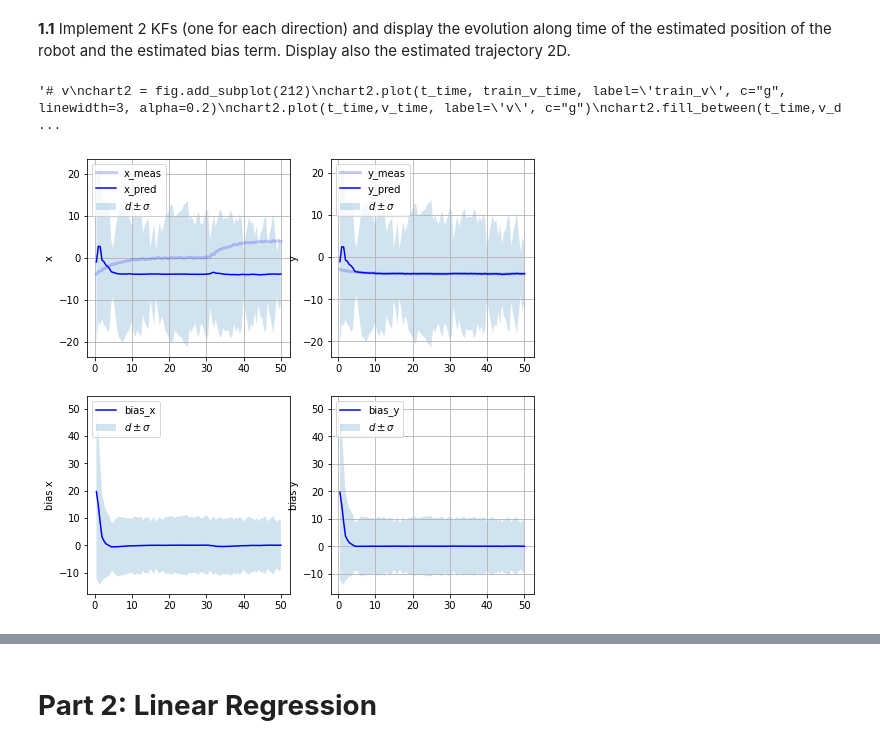
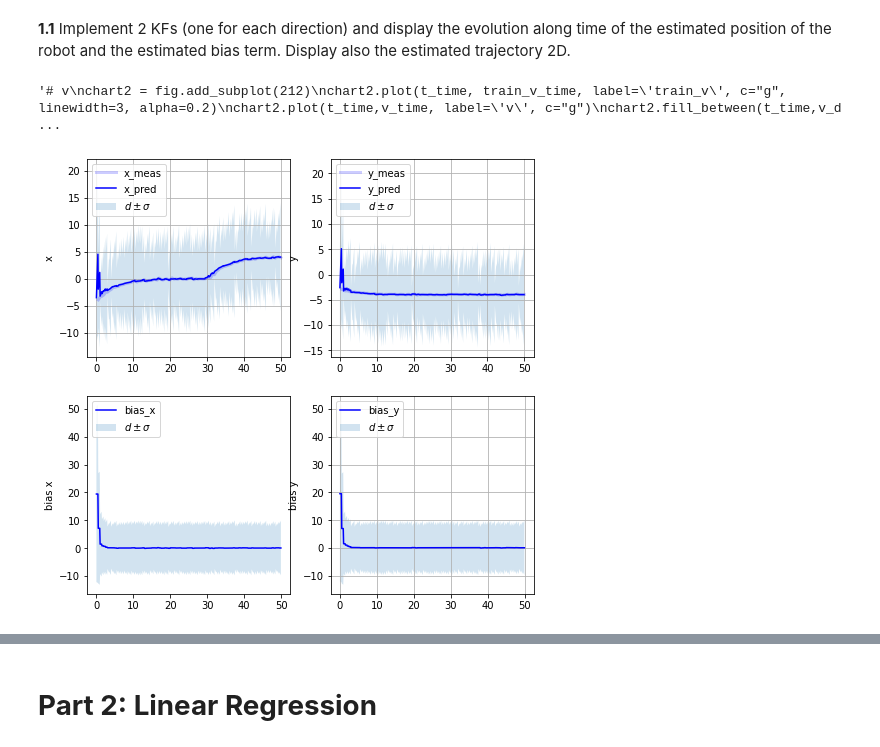
Before and after one commit to FilippoComastri/Project_ML1, a Jupyter notebook: ML_project1.ipynb, the cells around one changed output, grey strips where cells are left out. Cells and saved outputs as stored; diff of their text form; code cells hidden in the pictures.

```diff
--- a/ML_project1.ipynb
+++ b/ML_project1.ipynb
@@ -227,7 +227,7 @@ H = np.array( [ [ 1.0, 0.0 ] ] )
 ## Ask for the noise
 
 # meas noise
-R = np.array([ [random.randint(0,1000)] ] )
+R = np.array([ [random.randint(0,100)] ] )
 
 # process noise
 Q = np.array(np.eye(2) * 5 )
@@ -270,7 +270,7 @@ for t in arange(0, N_iter):
   U_x = np.array([ [vx[t]] ]) # put the input in the right variable
   U_y = np.array([ [vy[t]] ])
 
-  R = np.array([ [random.randint(0,1000)] ] )
+  R = np.array([ [random.randint(0,100)] ] )
 
   (X_x, P_x) =  kf_predict(X_x, P_x, A, Q, B, U_x)
   (X_y, P_y) =  kf_predict(X_y, P_y, A, Q, B, U_y)
@@ -278,33 +278,34 @@ for t in arange(0, N_iter):
   if t%5 == 0:
     tt += 0.5
     t_time.append(tt)
-    Y = np.array([ [y[t]] ])
+    Y_x = np.array([ [x[t]] ])
+    Y_y = np.array([ [y[t]] ])
 
-    (X_x, P_x) = kf_update(X_x, P_x, Y, H, R)
-    (X_y,P_y) =  kf_update(X_y, P_y, Y, H, R)
+    (X_x, P_x) = kf_update(X_x, P_x, Y_x, H, R)
+    (X_y,P_y) =  kf_update(X_y, P_y, Y_y, H, R)
 
-    # mean
-    x_time.append( X_x[0].item() )
-    bias_x_time.append( X_x[1].item() )
-    y_time.append( X_y[0].item() )
-    bias_y_time.append( X_y[1].item() )
+  # mean
+  x_time.append( X_x[0].item() )
+  bias_x_time.append( X_x[1].item() )
+  y_time.append( X_y[0].item() )
+  bias_y_time.append( X_y[1].item() )
 
-    # std devs
-    x_sd_time.append( P_x[0][0].item() )
-    bias_sd_x_time.append( P_x[1][1].item() )
-    y_sd_time.append( P_y[0][0].item() )
-    bias_sd_y_time.append( P_y[1][1].item() )
+  # std devs
+  x_sd_time.append( P_x[0][0].item() )
+  bias_sd_x_time.append( P_x[1][1].item() )
+  y_sd_time.append( P_y[0][0].item() )
+  bias_sd_y_time.append( P_y[1][1].item() )
 
-    # up and down
-    x_up_time.append( X_x[0].item() + sqrt( P_x[0][0]).item() )
-    y_up_time.append( X_y[0].item() + sqrt( P_y[0][0]).item() )
-    x_dn_time.append( X_x[0].item() - sqrt( P_x[0][0]).item() )
-    y_dn_time.append( X_y[0].item() - sqrt( P_y[0][0]).item() )
+  # up and down
+  x_up_time.append( X_x[0].item() + sqrt( P_x[0][0]).item() )
+  y_up_time.append( X_y[0].item() + sqrt( P_y[0][0]).item() )
+  x_dn_time.append( X_x[0].item() - sqrt( P_x[0][0]).item() )
+  y_dn_time.append( X_y[0].item() - sqrt( P_y[0][0]).item() )
 
-    b_x_up_time.append( X_x[1].item() + sqrt( P_x[1][1]).item() )
-    b_y_up_time.append( X_y[1].item() + sqrt( P_y[1][1]).item() )
-    b_x_dn_time.append( X_x[1].item() - sqrt( P_x[1][1]).item() )
-    b_y_dn_time.append( X_y[1].item() - sqrt( P_y[1][1]).item() )
+  b_x_up_time.append( X_x[1].item() + sqrt( P_x[1][1]).item() )
+  b_y_up_time.append( X_y[1].item() + sqrt( P_y[1][1]).item() )
+  b_x_dn_time.append( X_x[1].item() - sqrt( P_x[1][1]).item() )
+  b_y_dn_time.append( X_y[1].item() - sqrt( P_y[1][1]).item() )
 
 x_no_zero = [el for el in x if el !=0]
 y_no_zero = [el for el in y if el !=0]
@@ -312,8 +313,8 @@ fig = plt.figure(figsize=(8,8))
 # x
 chart1 = fig.add_subplot(221)
 chart1.plot(t_time, x_no_zero, label='x_meas', c="b", linewidth=3, alpha=0.2)
-chart1.plot(t_time,x_time, label='x_pred', c="b")
-chart1.fill_between(t_time, x_dn_time, x_up_time, alpha=0.2, linewidth=0, label='$d\pm\sigma$')
+chart1.plot(time,x_time, label='x_pred', c="b")
+chart1.fill_between(time, x_dn_time, x_up_time, alpha=0.2, linewidth=0, label='$d\pm\sigma$')
 plt.legend(loc='upper left')
 chart1.set_ylabel('x')
 plt.grid()
@@ -321,44 +322,44 @@ plt.grid()
 # y
 chart2 = fig.add_subplot(222)
 chart2.plot(t_time, y_no_zero, label='y_meas', c="b", linewidth=3, alpha=0.2)
-chart2.plot(t_time,y_time, label='y_pred', c="b")
-chart2.fill_between(t_time, y_dn_time, y_up_time, alpha=0.2, linewidth=0, label='$d\pm\sigma$')
+chart2.plot(time,y_time, label='y_pred', c="b")
+chart2.fill_between(time, y_dn_time, y_up_time, alpha=0.2, linewidth=0, label='$d\pm\sigma$')
 plt.legend(loc='upper left')
 chart2.set_ylabel('y')
 plt.grid()
 
 # bias x
 chart3 = fig.add_subplot(223)
-chart3.plot(t_time,bias_x_time, label='bias_x', c="b")
-chart3.fill_between(t_time, b_x_dn_time, b_x_up_time, alpha=0.2, linewidth=0, label='$d\pm\sigma$')
+chart3.plot(time,bias_x_time, label='bias_x', c="b")
+chart3.fill_between(time, b_x_dn_time, b_x_up_time, alpha=0.2, linewidth=0, label='$d\pm\sigma$')
 plt.legend(loc='upper left')
 chart3.set_ylabel('bias x')
 
 # bias y
 chart4 = fig.add_subplot(224)
-chart4.plot(t_time,bias_y_time, label='bias_y', c="b")
-chart4.fill_between(t_time, b_y_dn_time, b_y_up_time, alpha=0.2, linewidth=0, label='$d\pm\sigma$')
+chart4.plot(time,bias_y_time, label='bias_y', c="b")
+chart4.fill_between(time, b_y_dn_time, b_y_up_time, alpha=0.2, linewidth=0, label='$d\pm\sigma$')
 plt.legend(loc='upper left')
 chart4.set_ylabel('bias y')
 
 plt.grid()
 
 '''# v
 chart2 = fig.add_subplot(212)
 chart2.plot(t_time, train_v_time, label='train_v', c="g", linewidth=3, alpha=0.2)
 chart2.plot(t_time,v_time, label='v', c="g")
 chart2.fill_between(t_time,v_dn_time,v_up_time, alpha=0.2, label='$v\pm\sigma$')
 chart2.set_ylabel('v [m/s]')
 chart2.set_xlabel('t [s]')
 plt.legend(loc='upper left')
 plt.grid()
 plt.show()
 '''
 
 # End For Loop
 # %% [output]
 '# v\nchart2 = fig.add_subplot(212)\nchart2.plot(t_time, train_v_time, label=\'train_v\', c="g", linewidth=3, alpha=0.2)\nchart2.plot(t_time,v_time, label=\'v\', c="g")\nchart2.fill_between(t_time,v_d ...
-[figure, old version]
+[figure, new version]
 # %%
 
 # x
```
Also changed, not shown: parts of 5 cells of this notebook.
